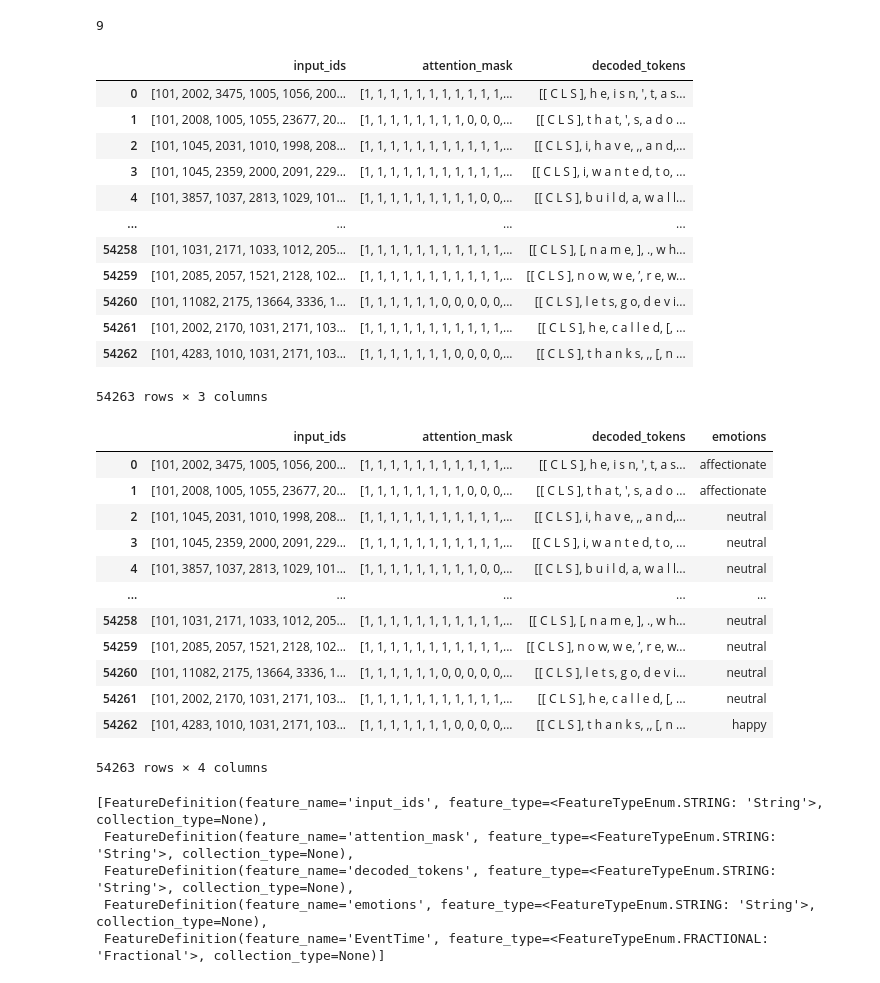
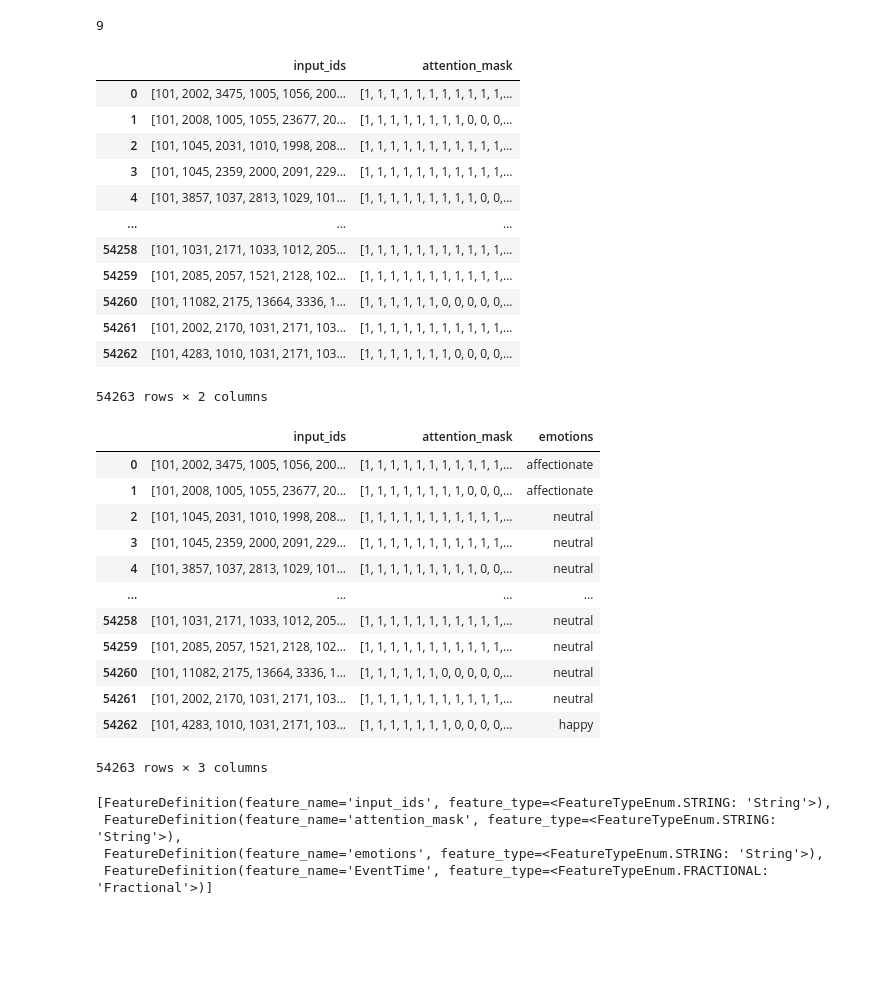
Before and after one commit to jeffreykthomas/AAI-540-Final, a Jupyter notebook: Feature_Store.ipynb, the cells around one changed output. Drawn from its saved outputs; the diff is of its cells as text; code cells hidden in the pictures; blank space fills up the shorter version.

Commit message:
Update encoded dataframe

```diff
--- a/Feature_Store.ipynb
+++ b/Feature_Store.ipynb
@@ -169,49 +149,46 @@ df_encodings = tokenizer(df['text'].tolist(), truncation=True, padding=True, max
 # %%
 # Convert input_ids and attention_mask to lists
 input_ids = df_encodings['input_ids']
 attention_masks = df_encodings['attention_mask']
-# Optionally, decode the tokens to understand what they represent
-decoded_tokens = [[tokenizer.decode(tok) for tok in text] for text in input_ids]
 # Create a DataFrame
 df_encoded = pd.DataFrame({
     'input_ids': input_ids,
-    'attention_mask': attention_masks,
-    'decoded_tokens': decoded_tokens
+    'attention_mask': attention_masks
 })
 # Display the DataFrame
 df_encoded
 # %% [output]
-|  | input_ids | attention_mask | decoded_tokens |
-| 0 | [101, 2002, 3475, 1005, 1056, 200... | [1, 1, 1, 1, 1, 1, 1, 1, 1, 1, 1,... | [[ C L S ], h e, i s n, ', t, a s... |
-| 1 | [101, 2008, 1005, 1055, 23677, 20... | [1, 1, 1, 1, 1, 1, 1, 1, 0, 0, 0,... | [[ C L S ], t h a t, ', s, a d o ... |
-| 2 | [101, 1045, 2031, 1010, 1998, 208... | [1, 1, 1, 1, 1, 1, 1, 1, 1, 1, 1,... | [[ C L S ], i, h a v e, ,, a n d,... |
-| 3 | [101, 1045, 2359, 2000, 2091, 229... | [1, 1, 1, 1, 1, 1, 1, 1, 1, 1, 1,... | [[ C L S ], i, w a n t e d, t o, ... |
-| 4 | [101, 3857, 1037, 2813, 1029, 101... | [1, 1, 1, 1, 1, 1, 1, 1, 1, 0, 0,... | [[ C L S ], b u i l d, a, w a l l... |
-| ... | ... | ... | ... |
-| 54258 | [101, 1031, 2171, 1033, 1012, 205... | [1, 1, 1, 1, 1, 1, 1, 1, 1, 1, 1,... | [[ C L S ], [, n a m e, ], ., w h... |
-| 54259 | [101, 2085, 2057, 1521, 2128, 102... | [1, 1, 1, 1, 1, 1, 1, 1, 1, 1, 1,... | [[ C L S ], n o w, w e, ’, r e, w... |
-| 54260 | [101, 11082, 2175, 13664, 3336, 1... | [1, 1, 1, 1, 1, 1, 0, 0, 0, 0, 0,... | [[ C L S ], l e t s, g o, d e v i... |
-| 54261 | [101, 2002, 2170, 1031, 2171, 103... | [1, 1, 1, 1, 1, 1, 1, 1, 1, 1, 1,... | [[ C L S ], h e, c a l l e d, [, ... |
-| 54262 | [101, 4283, 1010, 1031, 2171, 103... | [1, 1, 1, 1, 1, 1, 1, 0, 0, 0, 0,... | [[ C L S ], t h a n k s, ,, [, n ... |
+|  | input_ids | attention_mask |
+| 0 | [101, 2002, 3475, 1005, 1056, 200... | [1, 1, 1, 1, 1, 1, 1, 1, 1, 1, 1,... |
+| 1 | [101, 2008, 1005, 1055, 23677, 20... | [1, 1, 1, 1, 1, 1, 1, 1, 0, 0, 0,... |
+| 2 | [101, 1045, 2031, 1010, 1998, 208... | [1, 1, 1, 1, 1, 1, 1, 1, 1, 1, 1,... |
+| 3 | [101, 1045, 2359, 2000, 2091, 229... | [1, 1, 1, 1, 1, 1, 1, 1, 1, 1, 1,... |
+| 4 | [101, 3857, 1037, 2813, 1029, 101... | [1, 1, 1, 1, 1, 1, 1, 1, 1, 0, 0,... |
+| ... | ... | ... |
+| 54258 | [101, 1031, 2171, 1033, 1012, 205... | [1, 1, 1, 1, 1, 1, 1, 1, 1, 1, 1,... |
+| 54259 | [101, 2085, 2057, 1521, 2128, 102... | [1, 1, 1, 1, 1, 1, 1, 1, 1, 1, 1,... |
+| 54260 | [101, 11082, 2175, 13664, 3336, 1... | [1, 1, 1, 1, 1, 1, 0, 0, 0, 0, 0,... |
+| 54261 | [101, 2002, 2170, 1031, 2171, 103... | [1, 1, 1, 1, 1, 1, 1, 1, 1, 1, 1,... |
+| 54262 | [101, 4283, 1010, 1031, 2171, 103... | [1, 1, 1, 1, 1, 1, 1, 0, 0, 0, 0,... |
-54263 rows × 3 columns
+54263 rows × 2 columns
 # %%
 df_encoded['emotions'] = df['emotions']
 # %%
 df_encoded
 # %% [output]
-|  | input_ids | attention_mask | decoded_tokens | emotions |
-| 0 | [101, 2002, 3475, 1005, 1056, 200... | [1, 1, 1, 1, 1, 1, 1, 1, 1, 1, 1,... | [[ C L S ], h e, i s n, ', t, a s... | affectionate |
-| 1 | [101, 2008, 1005, 1055, 23677, 20... | [1, 1, 1, 1, 1, 1, 1, 1, 0, 0, 0,... | [[ C L S ], t h a t, ', s, a d o ... | affectionate |
-| 2 | [101, 1045, 2031, 1010, 1998, 208... | [1, 1, 1, 1, 1, 1, 1, 1, 1, 1, 1,... | [[ C L S ], i, h a v e, ,, a n d,... | neutral |
-| 3 | [101, 1045, 2359, 2000, 2091, 229... | [1, 1, 1, 1, 1, 1, 1, 1, 1, 1, 1,... | [[ C L S ], i, w a n t e d, t o, ... | neutral |
-| 4 | [101, 3857, 1037, 2813, 1029, 101... | [1, 1, 1, 1, 1, 1, 1, 1, 1, 0, 0,... | [[ C L S ], b u i l d, a, w a l l... | neutral |
-| ... | ... | ... | ... | ... |
-| 54258 | [101, 1031, 2171, 1033, 1012, 205... | [1, 1, 1, 1, 1, 1, 1, 1, 1, 1, 1,... | [[ C L S ], [, n a m e, ], ., w h... | neutral |
-| 54259 | [101, 2085, 2057, 1521, 2128, 102... | [1, 1, 1, 1, 1, 1, 1, 1, 1, 1, 1,... | [[ C L S ], n o w, w e, ’, r e, w... | neutral |
-| 54260 | [101, 11082, 2175, 13664, 3336, 1... | [1, 1, 1, 1, 1, 1, 0, 0, 0, 0, 0,... | [[ C L S ], l e t s, g o, d e v i... | neutral |
-| 54261 | [101, 2002, 2170, 1031, 2171, 103... | [1, 1, 1, 1, 1, 1, 1, 1, 1, 1, 1,... | [[ C L S ], h e, c a l l e d, [, ... | neutral |
-| 54262 | [101, 4283, 1010, 1031, 2171, 103... | [1, 1, 1, 1, 1, 1, 1, 0, 0, 0, 0,... | [[ C L S ], t h a n k s, ,, [, n ... | happy |
+|  | input_ids | attention_mask | emotions |
+| 0 | [101, 2002, 3475, 1005, 1056, 200... | [1, 1, 1, 1, 1, 1, 1, 1, 1, 1, 1,... | affectionate |
+| 1 | [101, 2008, 1005, 1055, 23677, 20... | [1, 1, 1, 1, 1, 1, 1, 1, 0, 0, 0,... | affectionate |
+| 2 | [101, 1045, 2031, 1010, 1998, 208... | [1, 1, 1, 1, 1, 1, 1, 1, 1, 1, 1,... | neutral |
+| 3 | [101, 1045, 2359, 2000, 2091, 229... | [1, 1, 1, 1, 1, 1, 1, 1, 1, 1, 1,... | neutral |
+| 4 | [101, 3857, 1037, 2813, 1029, 101... | [1, 1, 1, 1, 1, 1, 1, 1, 1, 0, 0,... | neutral |
+| ... | ... | ... | ... |
+| 54258 | [101, 1031, 2171, 1033, 1012, 205... | [1, 1, 1, 1, 1, 1, 1, 1, 1, 1, 1,... | neutral |
+| 54259 | [101, 2085, 2057, 1521, 2128, 102... | [1, 1, 1, 1, 1, 1, 1, 1, 1, 1, 1,... | neutral |
+| 54260 | [101, 11082, 2175, 13664, 3336, 1... | [1, 1, 1, 1, 1, 1, 0, 0, 0, 0, 0,... | neutral |
+| 54261 | [101, 2002, 2170, 1031, 2171, 103... | [1, 1, 1, 1, 1, 1, 1, 1, 1, 1, 1,... | neutral |
+| 54262 | [101, 4283, 1010, 1031, 2171, 103... | [1, 1, 1, 1, 1, 1, 1, 0, 0, 0, 0,... | happy |
-54263 rows × 4 columns
+54263 rows × 3 columns
 # %%
 from time import gmtime, strftime, sleep
 
@@ -249,11 +226,10 @@ df_encoded[event_time_feature_name] = pd.Series(
 # load feature definitions to the feature group. SageMaker FeatureStore Python SDK will auto-detect the data schema based on input data.
 emotion_feature_group.load_feature_definitions(data_frame=df_encoded)
 # %% [output]
-[FeatureDefinition(feature_name='input_ids', feature_type=<FeatureTypeEnum.STRING: 'String'>, collection_type=None),
- FeatureDefinition(feature_name='attention_mask', feature_type=<FeatureTypeEnum.STRING: 'String'>, collection_type=None),
- FeatureDefinition(feature_name='decoded_tokens', feature_type=<FeatureTypeEnum.STRING: 'String'>, collection_type=None),
- FeatureDefinition(feature_name='emotions', feature_type=<FeatureTypeEnum.STRING: 'String'>, collection_type=None),
- FeatureDefinition(feature_name='EventTime', feature_type=<FeatureTypeEnum.FRACTIONAL: 'Fractional'>, collection_type=None)]
+[FeatureDefinition(feature_name='input_ids', feature_type=<FeatureTypeEnum.STRING: 'String'>),
+ FeatureDefinition(feature_name='attention_mask', feature_type=<FeatureTypeEnum.STRING: 'String'>),
+ FeatureDefinition(feature_name='emotions', feature_type=<FeatureTypeEnum.STRING: 'String'>),
+ FeatureDefinition(feature_name='EventTime', feature_type=<FeatureTypeEnum.FRACTIONAL: 'Fractional'>)]
 # %%
 def wait_for_feature_group_creation_complete(feature_group):
     status = feature_group.describe().get("FeatureGroupStatus")
```
Also changed, not shown: parts of 10 cells of this notebook.
